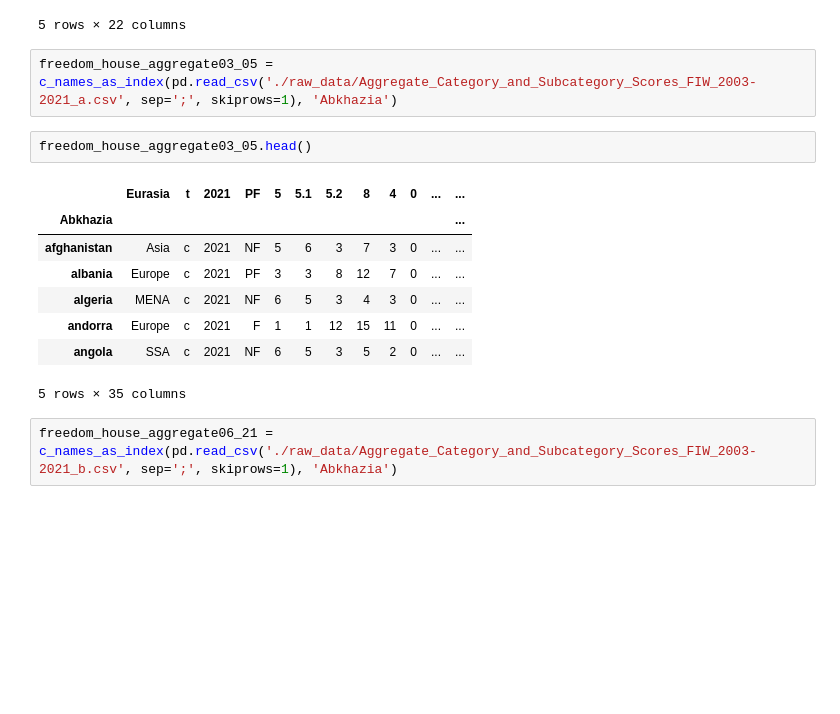
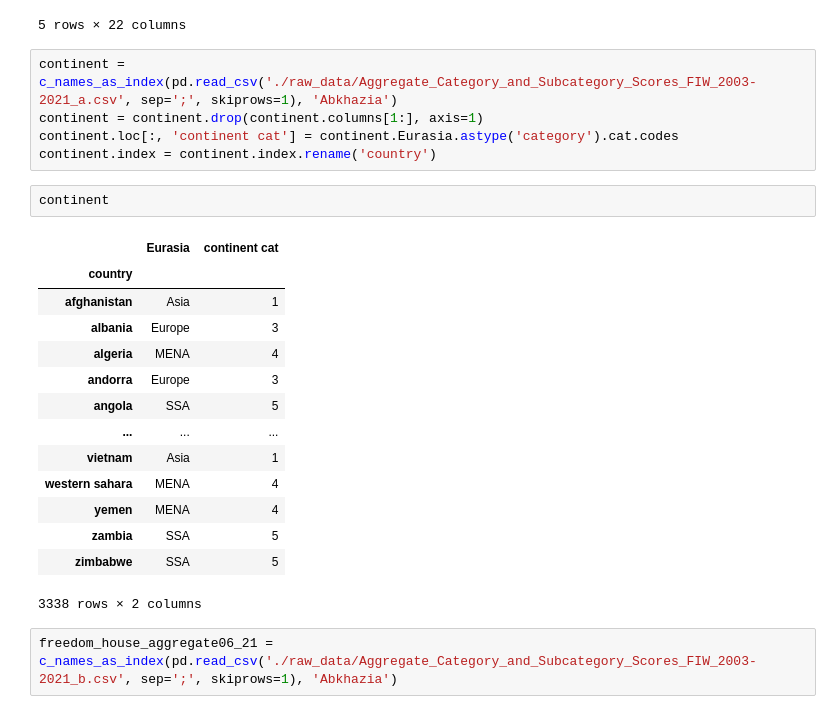
Before and after one commit to SanteriVtj/Econometrics-Capstone, a Jupyter notebook: data.ipynb, the cells around one changed output. Cells and saved outputs as stored; diff of their text form; blank space fills up the shorter version.

```diff
--- a/data.ipynb
+++ b/data.ipynb
@@ -89,18 +94,27 @@ freedom_house73_21_hd.head()
 | 4 | 2017 | 2016 | 195.0 | 87.0 | 44,62 % | ... |
 5 rows × 22 columns
 # %%
-freedom_house_aggregate03_05 = c_names_as_index(pd.read_csv('./raw_data/Aggregate_Category_and_Subcategory_Scores_FIW_2003-2021_a.csv', sep=';', skiprows=1), 'Abkhazia')
+continent = c_names_as_index(pd.read_csv('./raw_data/Aggregate_Category_and_Subcategory_Scores_FIW_2003-2021_a.csv', sep=';', skiprows=1), 'Abkhazia')
+continent = continent.drop(continent.columns[1:], axis=1)
+continent.loc[:, 'continent cat'] = continent.Eurasia.astype('category').cat.codes
+continent.index = continent.index.rename('country')
-# %%
-freedom_house_aggregate03_05.head()
-# %% [output]
-|  | Eurasia | t | 2021 | PF | 5 | 5.1 | 5.2 | 8 | 4 | 0 | ... | ... |
-| Abkhazia |  |  |  |  |  |  |  |  |  |  |  | ... |
-| afghanistan | Asia | c | 2021 | NF | 5 | 6 | 3 | 7 | 3 | 0 | ... | ... |
-| albania | Europe | c | 2021 | PF | 3 | 3 | 8 | 12 | 7 | 0 | ... | ... |
-| algeria | MENA | c | 2021 | NF | 6 | 5 | 3 | 4 | 3 | 0 | ... | ... |
-| andorra | Europe | c | 2021 | F | 1 | 1 | 12 | 15 | 11 | 0 | ... | ... |
-| angola | SSA | c | 2021 | NF | 6 | 5 | 3 | 5 | 2 | 0 | ... | ... |
-5 rows × 35 columns
+# %%
+continent
+# %% [output]
+|  | Eurasia | continent cat |
+| country |  |  |
+| afghanistan | Asia | 1 |
+| albania | Europe | 3 |
+| algeria | MENA | 4 |
+| andorra | Europe | 3 |
+| angola | SSA | 5 |
+| ... | ... | ... |
+| vietnam | Asia | 1 |
+| western sahara | MENA | 4 |
+| yemen | MENA | 4 |
+| zambia | SSA | 5 |
+| zimbabwe | SSA | 5 |
+3338 rows × 2 columns
 # %%
 freedom_house_aggregate06_21 = c_names_as_index(pd.read_csv('./raw_data/Aggregate_Category_and_Subcategory_Scores_FIW_2003-2021_b.csv', sep=';', skiprows=1), 'Abkhazia')
 # %%
```
Also changed, not shown: parts of 10 cells of this notebook, 4 other files.
